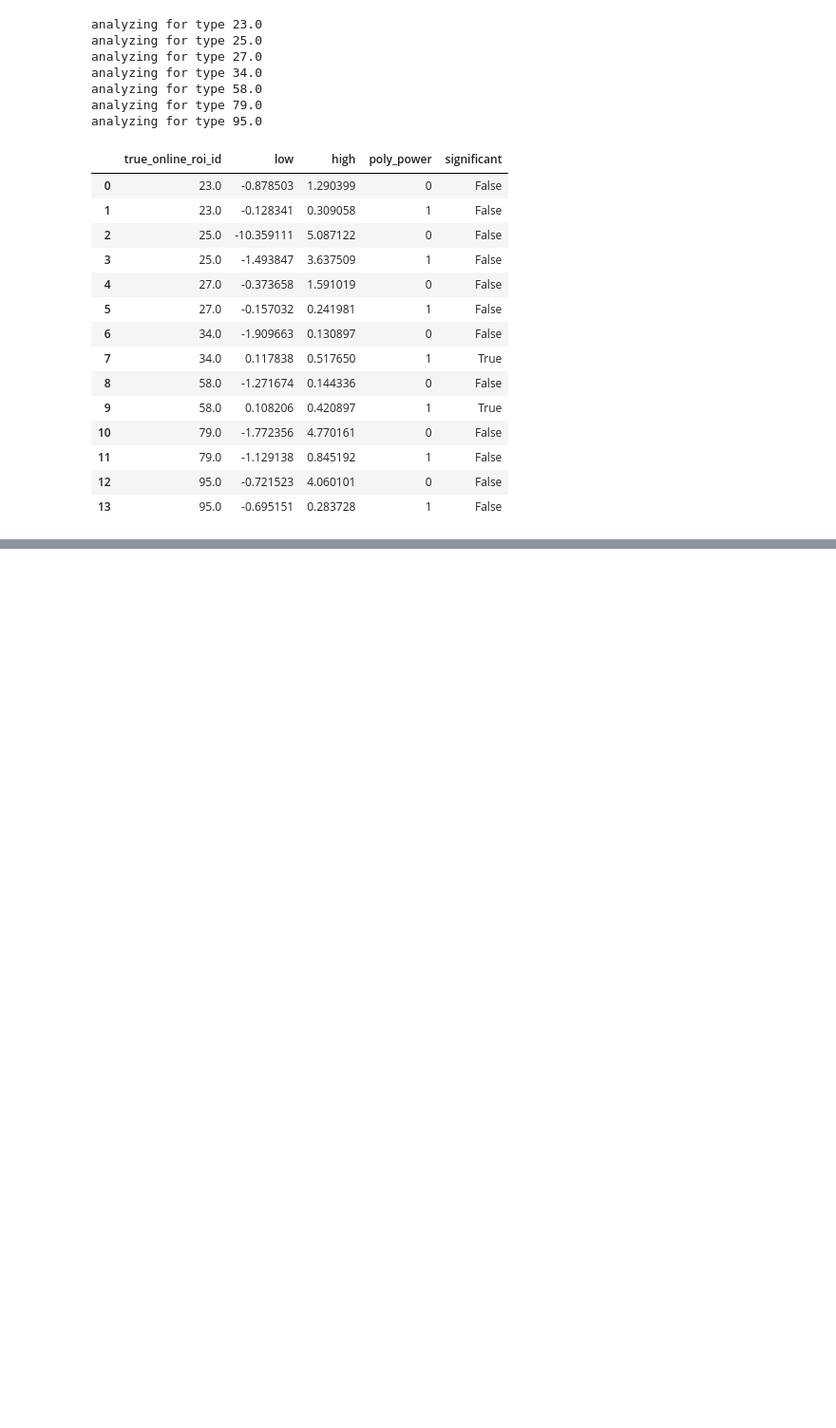
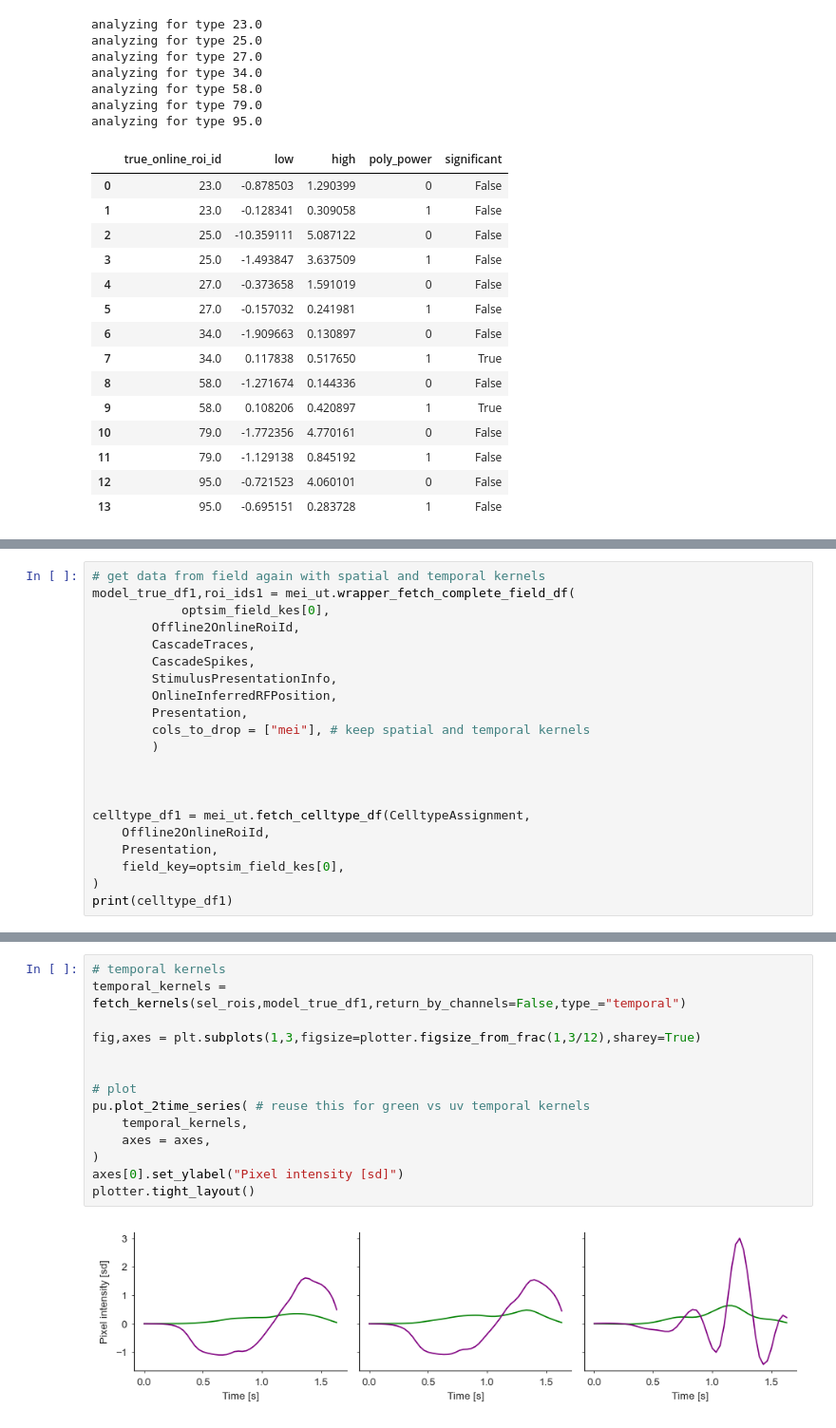
Before and after one commit to SamuelSuhai/model_in_the_loop, a Jupyter notebook: thesis/code/analysis_closed_loop_experiments/rf_mei_test/optstim_test.ipynb, the cells around one changed output, grey strips where cells are left out. Shown at 95% size. Saved outputs shown, nothing was run; the diff lists cells and outputs as text; blank space fills up the shorter version.

```diff
--- a/thesis/code/analysis_closed_loop_experiments/rf_mei_test/optstim_test.ipynb
+++ b/thesis/code/analysis_closed_loop_experiments/rf_mei_test/optstim_test.ipynb
@@ -288,0 +309,21 @@ analyzing for type 95.0
+# %%
+# get data from field again with spatial and temporal kernels
+model_true_df1,roi_ids1 = mei_ut.wrapper_fetch_complete_field_df(
+            optsim_field_kes[0],
+        Offline2OnlineRoiId,
+        CascadeTraces,
+        CascadeSpikes,
+        StimulusPresentationInfo,
+        OnlineInferredRFPosition,
+        Presentation,
+        cols_to_drop = ["mei"], # keep spatial and temporal kernels
+        )
+
+
+
+celltype_df1 = mei_ut.fetch_celltype_df(CelltypeAssignment,
+    Offline2OnlineRoiId,
+    Presentation,
+    field_key=optsim_field_kes[0],
+)
+print(celltype_df1)
@@ -288,0 +409,16 @@ analyzing for type 95.0
+# %%
+# temporal kernels
+temporal_kernels = fetch_kernels(sel_rois,model_true_df1,return_by_channels=False,type_="temporal")
+
+fig,axes = plt.subplots(1,3,figsize=plotter.figsize_from_frac(1,3/12),sharey=True)
+
+
+# plot
+pu.plot_2time_series( # reuse this for green vs uv temporal kernels
+    temporal_kernels,
+    axes = axes,
+)
+axes[0].set_ylabel("Pixel intensity [sd]")
+plotter.tight_layout()
+# %% [output]
+[figure, added]
```
Also changed, not shown: parts of 21 cells of this notebook, 6 other files.
